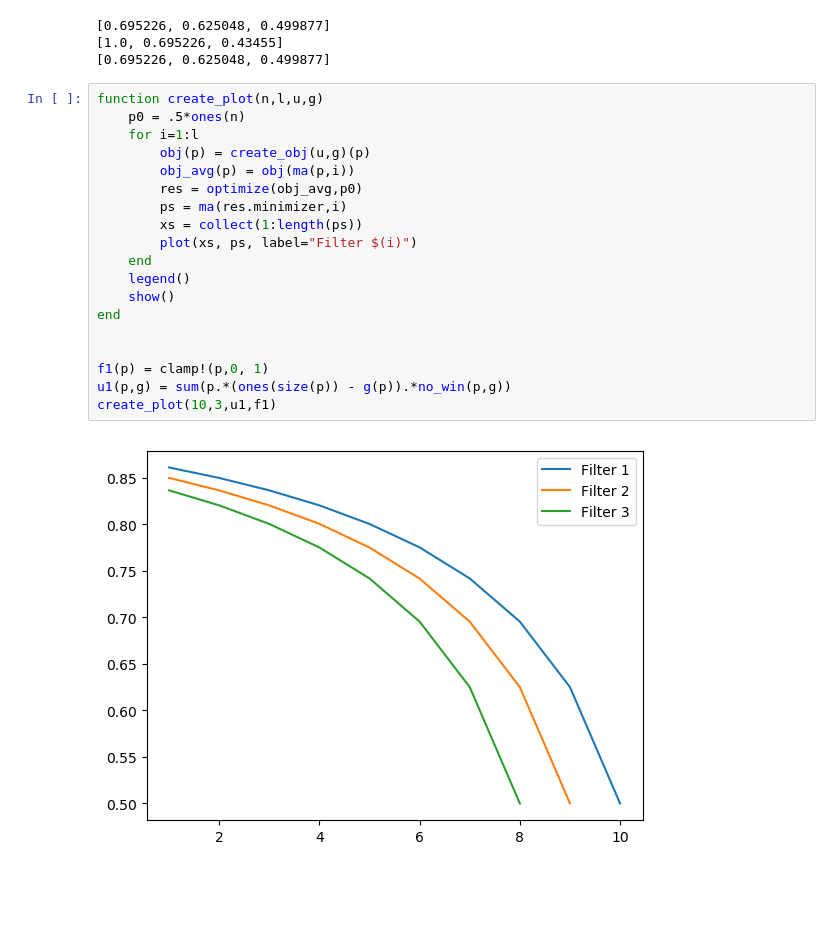
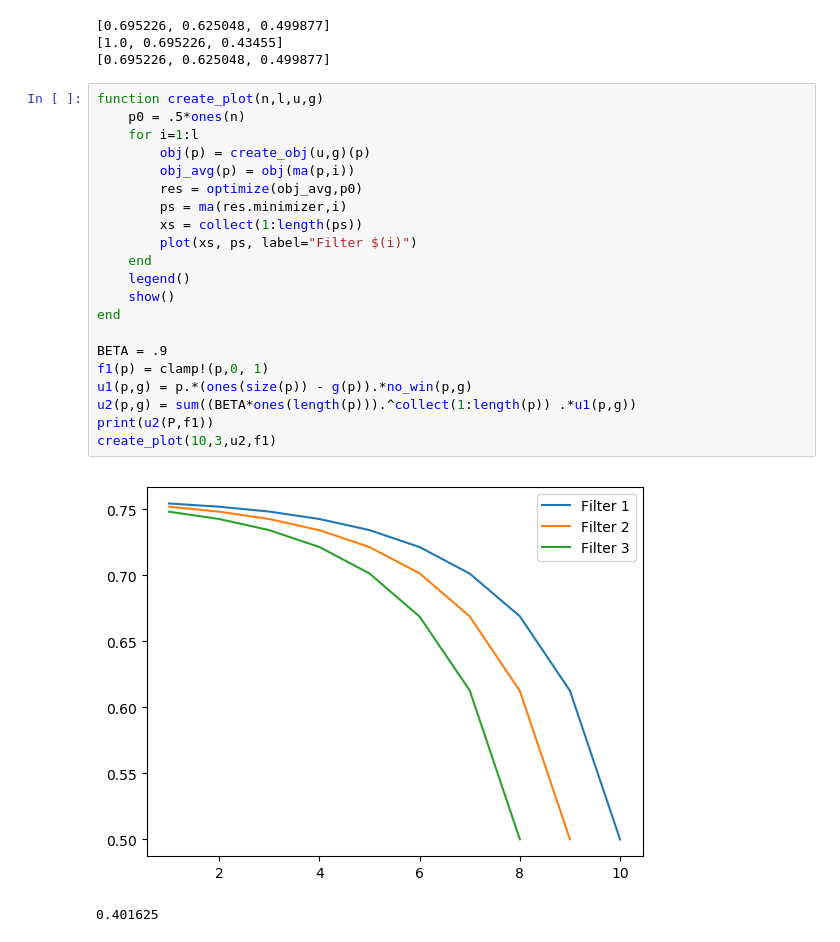
Before and after one commit to ericschulman/ecommerce_scraper, a Jupyter notebook: model/test_1.ipynb, the cells around one changed output. Cells and saved outputs as stored; diff of their text form; blank space fills up the shorter version.

```diff
--- a/model/test_1.ipynb
+++ b/model/test_1.ipynb
@@ -66,24 +66,27 @@ println(f1(res.minimizer))
 # %%
 function create_plot(n,l,u,g)
     p0 = .5*ones(n)
     for i=1:l
         obj(p) = create_obj(u,g)(p)
         obj_avg(p) = obj(ma(p,i))
         res = optimize(obj_avg,p0)
         ps = ma(res.minimizer,i)
         xs = collect(1:length(ps))
         plot(xs, ps, label="Filter $(i)")
     end
     legend()
     show()
 end
 
-
+BETA = .9
 f1(p) = clamp!(p,0, 1)
-u1(p,g) = sum(p.*(ones(size(p)) - g(p)).*no_win(p,g))
-create_plot(10,3,u1,f1)
+u1(p,g) = p.*(ones(size(p)) - g(p)).*no_win(p,g)
+u2(p,g) = sum((BETA*ones(length(p))).^collect(1:length(p)) .*u1(p,g))
+print(u2(P,f1))
+create_plot(10,3,u2,f1)
 # %% [output]
-[figure, old version]
+[figure, new version]
+0.401625
 # %%
 function update_beliefs(p,g)
     l = length(p)
```
Also changed, not shown: parts of 1 cell of this notebook.
